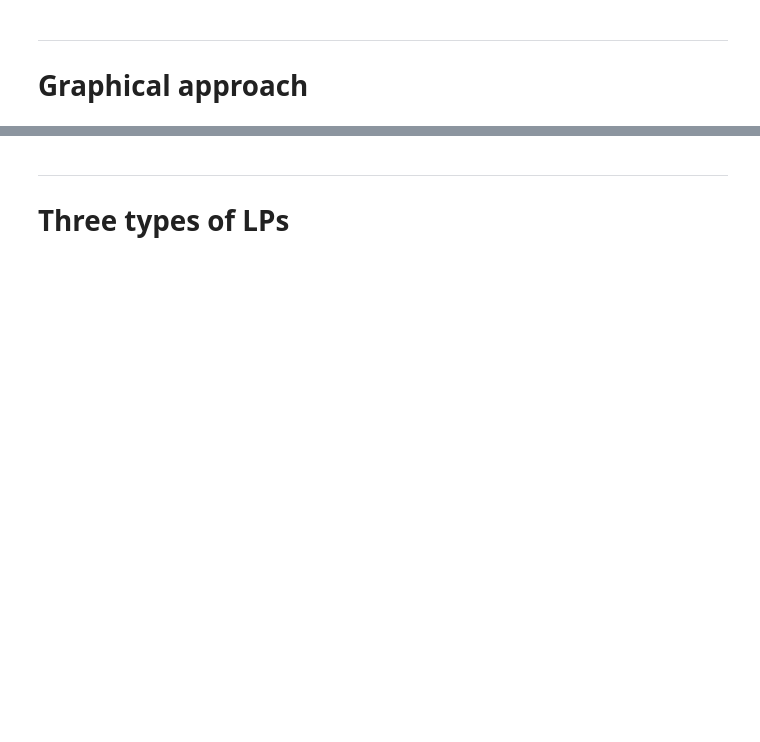
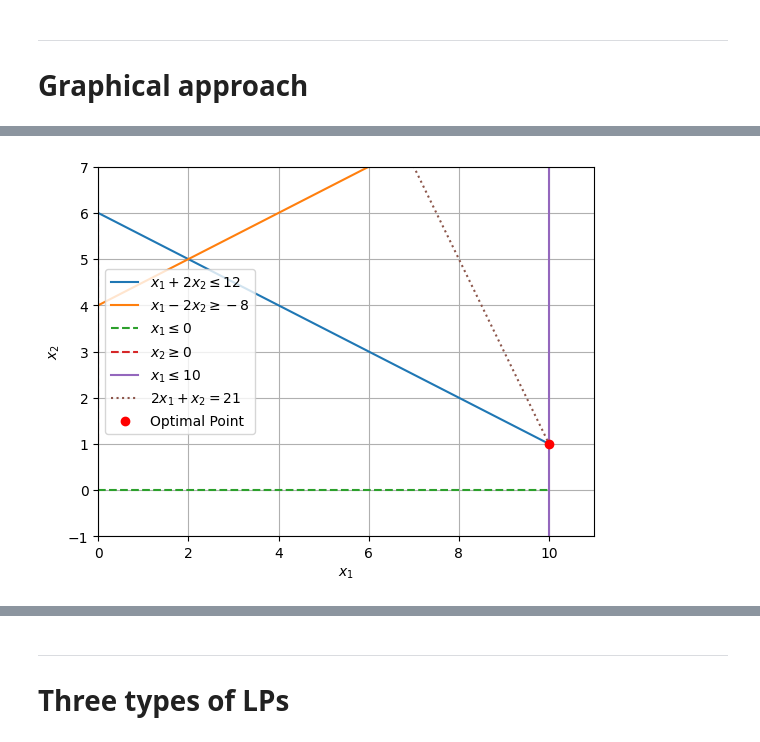
Before and after one commit to IsabelCA01/Course_Operations_Research_1, a Jupyter notebook: week2_notes.ipynb, the cells around one changed output, grey strips where cells are left out. Drawn from its saved outputs; the diff is of its cells as text; code cells hidden in the pictures; blank space fills up the shorter version.

```diff
--- a/week2_notes.ipynb
+++ b/week2_notes.ipynb
@@ -146,0 +313,42 @@ $2x_{1} + x_{2} \geq 6$ is nonbinding at $(x_{1}, x_{2} =(2,8))$.
+# %%
+# Define the constraints
+x1 = np.linspace(0, 10, 100)
+x2_1 = (12 - x1) / 2
+x2_2 = (x1 + 8) / 2
+x2_3 = np.zeros_like(x1)
+x = np.ones(100) * 10
+y = np.linspace(-10, 10, 100)
+
+# Define the objective function
+z = 2 * x1 + x2_1
+
+# Set up the plot
+fig, ax = plt.subplots()
+ax.set_xlim(0, 11)
+ax.set_ylim(-1, 7)  # Adjusted y-axis limits
+
+# Plotting the constraints
+ax.plot(x1, x2_1, label=r'$x_1 + 2x_2 \leq 12$')
+ax.plot(x1, x2_2, label=r'$x_1 - 2x_2 \geq -8$')
+ax.plot(x1, x2_3, label=r'$x_1 \leq 0$', linestyle='dashed')
+ax.plot(np.zeros_like(x2_1), x2_1, label=r'$x_2 \geq 0$', linestyle='dashed')
+ax.plot(x, y, label=r'$x_1 \leq 10$')
+
+# Plotting the isoquant lines
+isoquant_values = np.array([21])
+for val in isoquant_values:
+    x2_isoquant = val - 2 * x1
+    ax.plot(x1, x2_isoquant, label=f'$2x_1 + x_2 = {val}$', linestyle='dotted')
+
+ax.plot(10, 1, 'ro', label='Optimal Point')
+
+# Labeling the axes and adding a legend
+ax.set_xlabel('$x_1$')
+ax.set_ylabel('$x_2$')
+ax.legend()
+
+# Display the plot
+plt.grid(True)
+plt.show()
+# %% [output]
+[figure, added]
```
Also changed, not shown: parts of 56 cells of this notebook, 2 other files.
